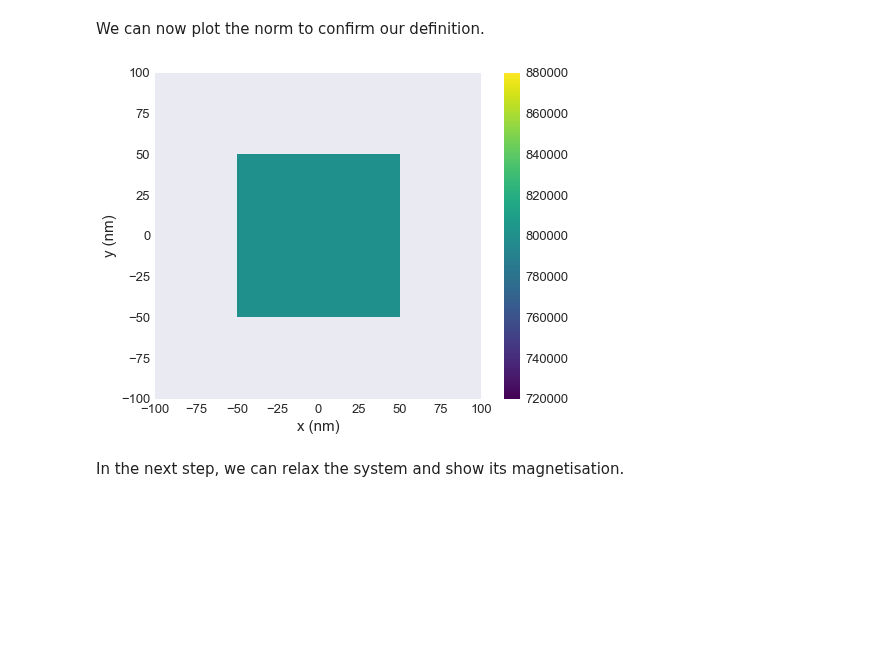
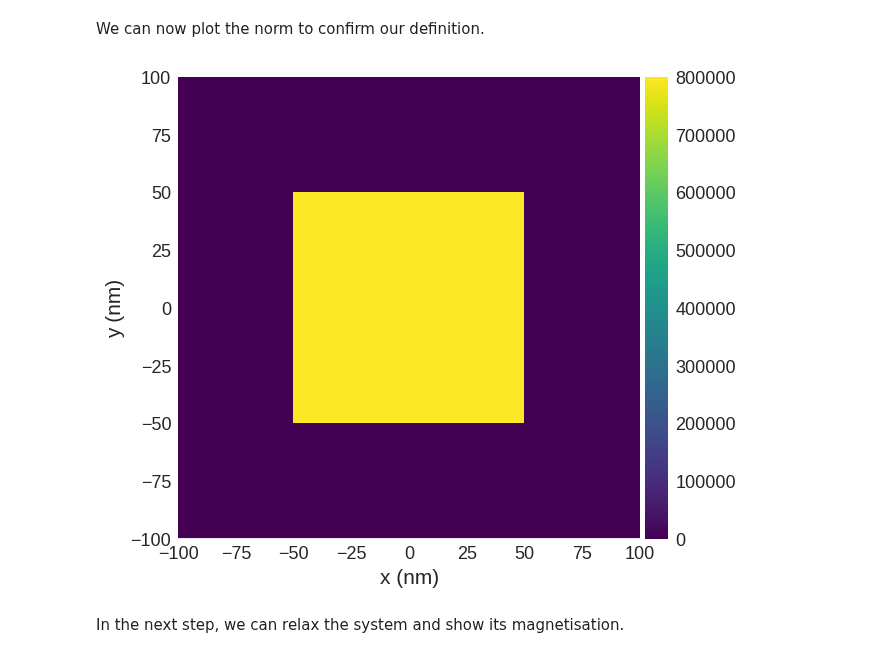
Before and after one commit to ubermag/tutorials, a Jupyter notebook: examples/12-tutorial-stray-field.ipynb, the cells around one changed output. Saved outputs shown, nothing was run; the diff lists cells and outputs as text; code cells hidden in the pictures; blank space fills up the shorter version.

```diff
--- a/examples/12-tutorial-stray-field.ipynb
+++ b/examples/12-tutorial-stray-field.ipynb
@@ -20,13 +20,13 @@ def norm_fun(pos):
 system = mm.System(name='airbox_method')
 system.energy = mm.Exchange(A=1e-12) + mm.Demag()
 system.dynamics = mm.Precession(gamma0=mm.consts.gamma0) + mm.Damping(alpha=1)
-system.m = df.Field(mesh, dim=3, value=(0, 0, 1), norm=norm_fun)
+system.m = df.Field(mesh, nvdim=3, value=(0, 0, 1), norm=norm_fun)
 # %% [markdown]
 We can now plot the norm to confirm our definition.
 # %%
-system.m.norm.plane('z').mpl()
+system.m.norm.sel('z').mpl()
 # %% [output]
-[figure, old version]
+[figure, new version]
 # %% [markdown]
 In the next step, we can relax the system and show its magnetisation.
 # %%
```
Also changed, not shown: parts of 3 cells of this notebook.
